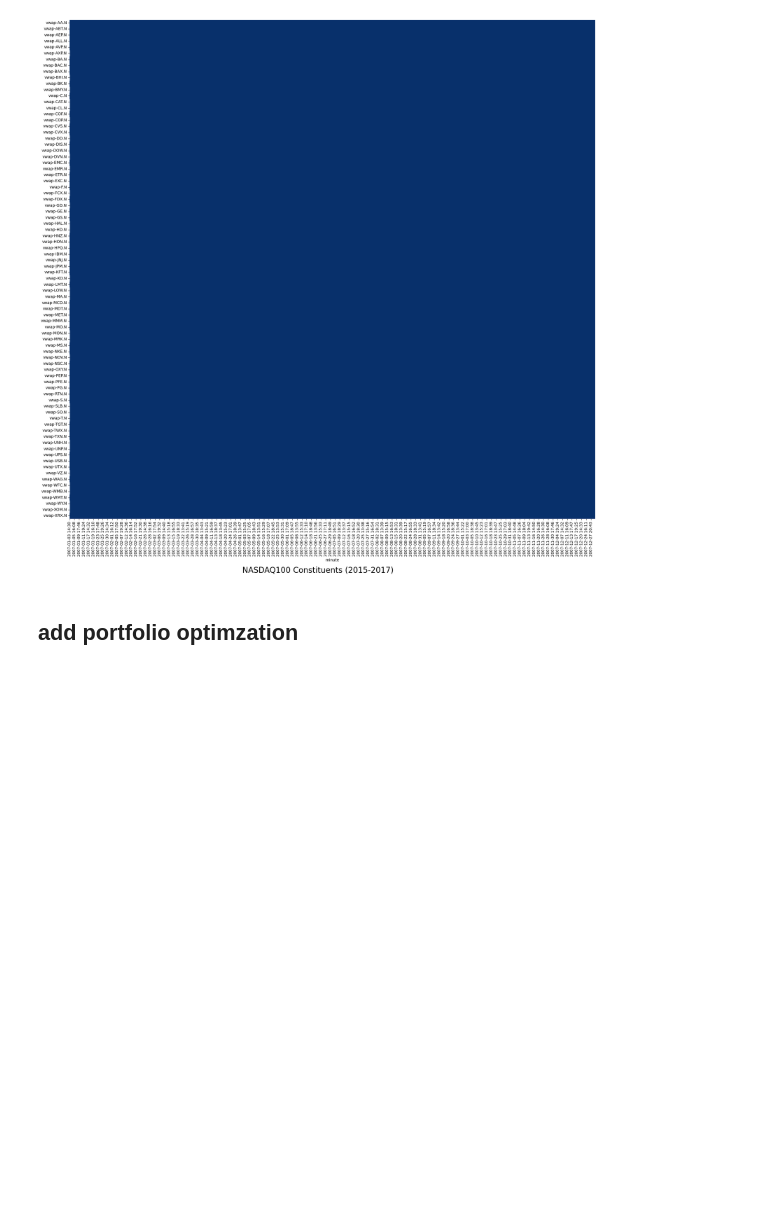
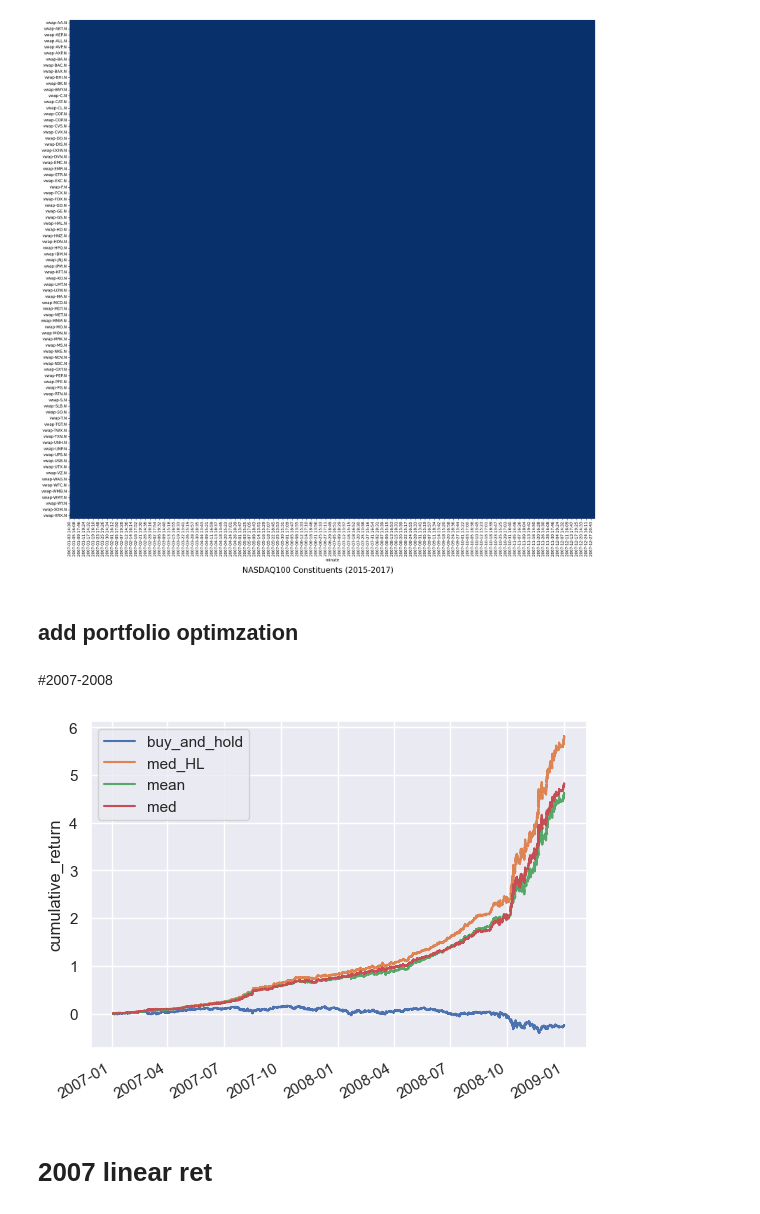
Before and after one commit to chgendreau/market-states-trading-strategy, a Jupyter notebook: strateg_test.ipynb, the cells around one changed output. Drawn from its saved outputs; the diff is of its cells as text; code cells hidden in the pictures; blank space fills up the shorter version.

```diff
--- a/strateg_test.ipynb
+++ b/strateg_test.ipynb
@@ -627,3 +587,59 @@ def strat_eval(pos, r, Strat_Name):
+# %% [markdown]
+#2007-2008
+# %%
+filepath=r"D:\Document\EPFL_Coursework\FinancialBigData\clean\2007-2008-vwap-trade-1min.parquet"
+all=pd.read_parquet(filepath)
+
+# all.set_index('index', inplace=True)
+all.replace(0, np.nan, inplace=True)
+# all=all_data.set_index(['minute','ticker']).unstack(level='ticker')
+non_null_counts = all.count()
+selected_columns = non_null_counts[non_null_counts > 90000].index
+all_filtered = all[selected_columns]
+all_filtered.index = pd.to_datetime(all_filtered.index)
+all_filtered.index = all_filtered.index + pd.Timedelta(minutes=1)
+all_fill = all_filtered.ffill()
+
+lin_ret78=all_fill.pct_change()
+rows_with_null = lin_ret78[lin_ret78.isnull().any(axis=1)]
+lin_ret78 = lin_ret78.loc[rows_with_null.index[-1]:]
+# %%
+import seaborn as sns
+sns.set()
+
+r=lin_ret78.copy()
+# r=lin_ret78.iloc[:100]
+T=int(np.floor(r.shape[1]/3))
+M=['med_HL', 'mean', 'med']
+
+# buy and hold
+pos= pd.DataFrame(0.0, index=r.index, columns=r.columns)
+pos.iloc[T+1:]=1/r.shape[1]
+cr=strat_eval(pos, r, Strat_Name='buy_and_hold')
+
+# market state strategy
+pos_list=[pos]
+for m in M:
+    pos=market_state_strat_upgraded(r, opt=False, is_BAHC=False, trend_measure=m)
+    pos_list.append(pos)
+    _=strat_eval(pos, r, Strat_Name=m)
+
+# for m in M:
+#     pos=market_state_strat_upgraded(r, opt=True, is_BAHC=False, trend_measure=m)
+#     strat_eval(pos, r, Strat_Name=m+'_MPV_no_filter')
+
+# for m in M:
+#     pos=market_state_strat_upgraded(r, opt=True, is_BAHC=True, trend_measure=m)
+#     strat_eval(pos, r, Strat_Name=m+'_MPV_BAHC')
+
+plt.xlabel('')
+plt.ylabel('cumulative_return')
+plt.legend()
+plt.show()
+# %% [output]
+[figure, added]
+# %% [markdown]
+# 2007 linear ret
 # %%
 all_fill = all_filtered.ffill()
 # log_ret=np.log(all_fill).diff()
```
Also changed, not shown: parts of 28 cells of this notebook, 2 other files.
